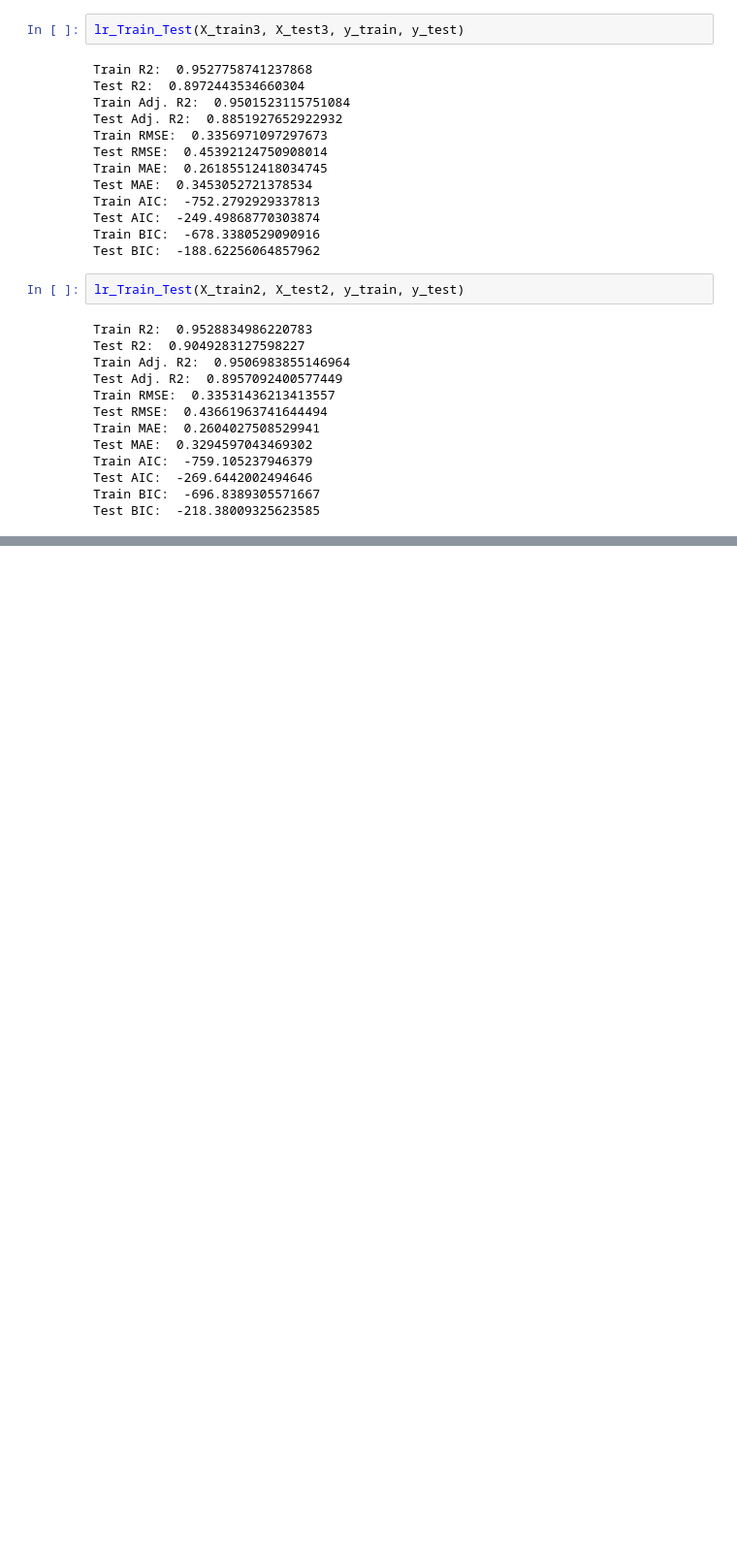
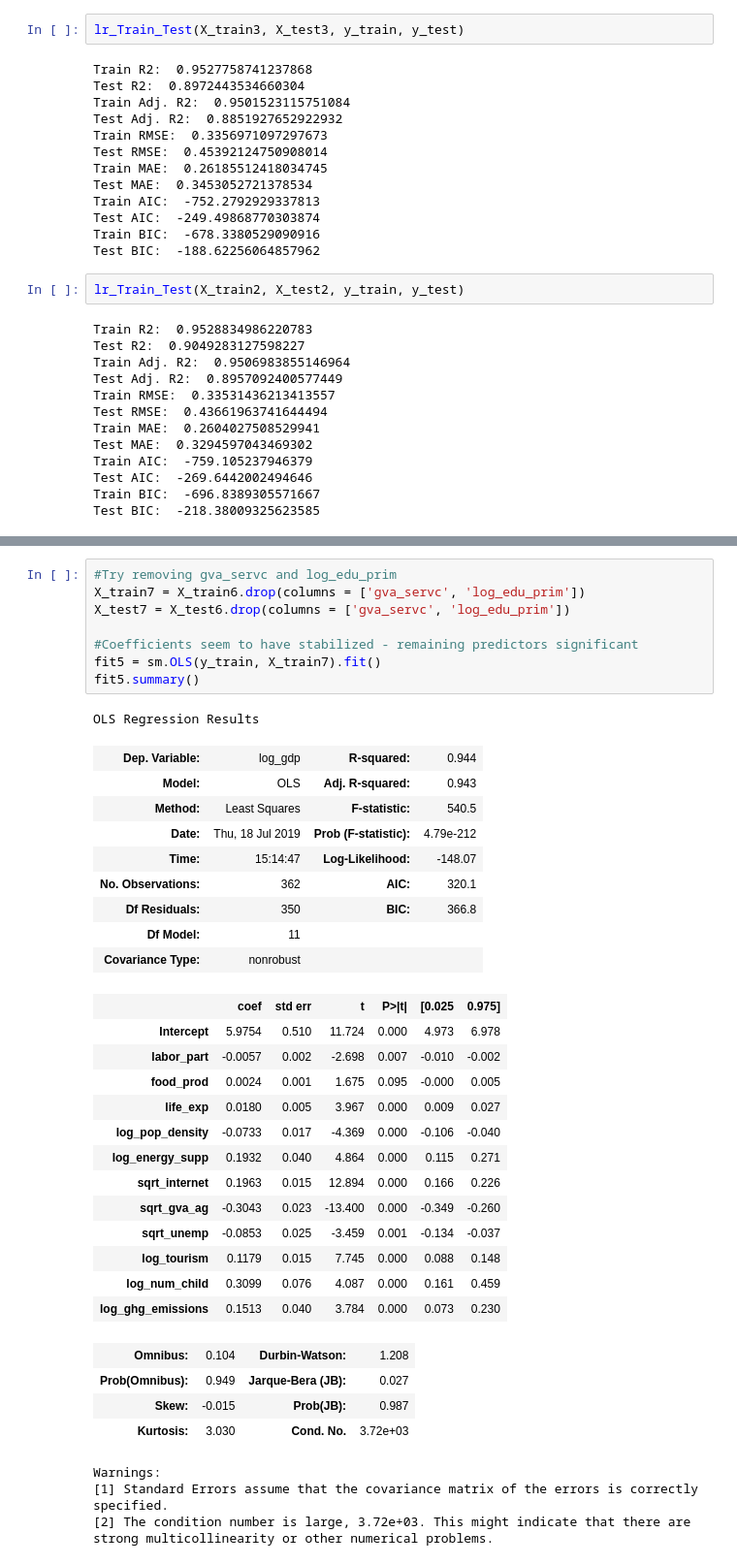
Before and after one commit to peterilhardt/UN_Countries, a Jupyter notebook: regression_analysis.ipynb, the cells around one changed output, grey strips where cells are left out. Shown at 97% size. Cells and saved outputs as stored; diff of their text form; blank space fills up the shorter version.

```diff
--- a/regression_analysis.ipynb
+++ b/regression_analysis.ipynb
@@ -888,0 +1174,40 @@ X_train6.iloc[:,1:].corr()
+# %%
+#Try removing gva_servc and log_edu_prim
+X_train7 = X_train6.drop(columns = ['gva_servc', 'log_edu_prim'])
+X_test7 = X_test6.drop(columns = ['gva_servc', 'log_edu_prim'])
+
+#Coefficients seem to have stabilized - remaining predictors significant
+fit5 = sm.OLS(y_train, X_train7).fit()
+fit5.summary()
+# %% [output]
+OLS Regression Results
+| Dep. Variable: | log_gdp | R-squared: | 0.944 |
+| Model: | OLS | Adj. R-squared: | 0.943 |
+| Method: | Least Squares | F-statistic: | 540.5 |
+| Date: | Thu, 18 Jul 2019 | Prob (F-statistic): | 4.79e-212 |
+| Time: | 15:14:47 | Log-Likelihood: | -148.07 |
+| No. Observations: | 362 | AIC: | 320.1 |
+| Df Residuals: | 350 | BIC: | 366.8 |
+| Df Model: | 11 |  |  |
+| Covariance Type: | nonrobust |  |  |
+|  | coef | std err | t | P>|t| | [0.025 | 0.975] |
+| Intercept | 5.9754 | 0.510 | 11.724 | 0.000 | 4.973 | 6.978 |
+| labor_part | -0.0057 | 0.002 | -2.698 | 0.007 | -0.010 | -0.002 |
+| food_prod | 0.0024 | 0.001 | 1.675 | 0.095 | -0.000 | 0.005 |
+| life_exp | 0.0180 | 0.005 | 3.967 | 0.000 | 0.009 | 0.027 |
+| log_pop_density | -0.0733 | 0.017 | -4.369 | 0.000 | -0.106 | -0.040 |
+| log_energy_supp | 0.1932 | 0.040 | 4.864 | 0.000 | 0.115 | 0.271 |
+| sqrt_internet | 0.1963 | 0.015 | 12.894 | 0.000 | 0.166 | 0.226 |
+| sqrt_gva_ag | -0.3043 | 0.023 | -13.400 | 0.000 | -0.349 | -0.260 |
+| sqrt_unemp | -0.0853 | 0.025 | -3.459 | 0.001 | -0.134 | -0.037 |
+| log_tourism | 0.1179 | 0.015 | 7.745 | 0.000 | 0.088 | 0.148 |
+| log_num_child | 0.3099 | 0.076 | 4.087 | 0.000 | 0.161 | 0.459 |
+| log_ghg_emissions | 0.1513 | 0.040 | 3.784 | 0.000 | 0.073 | 0.230 |
+| Omnibus: | 0.104 | Durbin-Watson: | 1.208 |
+| Prob(Omnibus): | 0.949 | Jarque-Bera (JB): | 0.027 |
+| Skew: | -0.015 | Prob(JB): | 0.987 |
+| Kurtosis: | 3.030 | Cond. No. | 3.72e+03 |
+Warnings:
+[1] Standard Errors assume that the covariance matrix of the errors is correctly specified.
+[2] The condition number is large, 3.72e+03. This might indicate that there are
+strong multicollinearity or other numerical problems.
```
Also changed, not shown: parts of 46 cells of this notebook, 10 other files.
